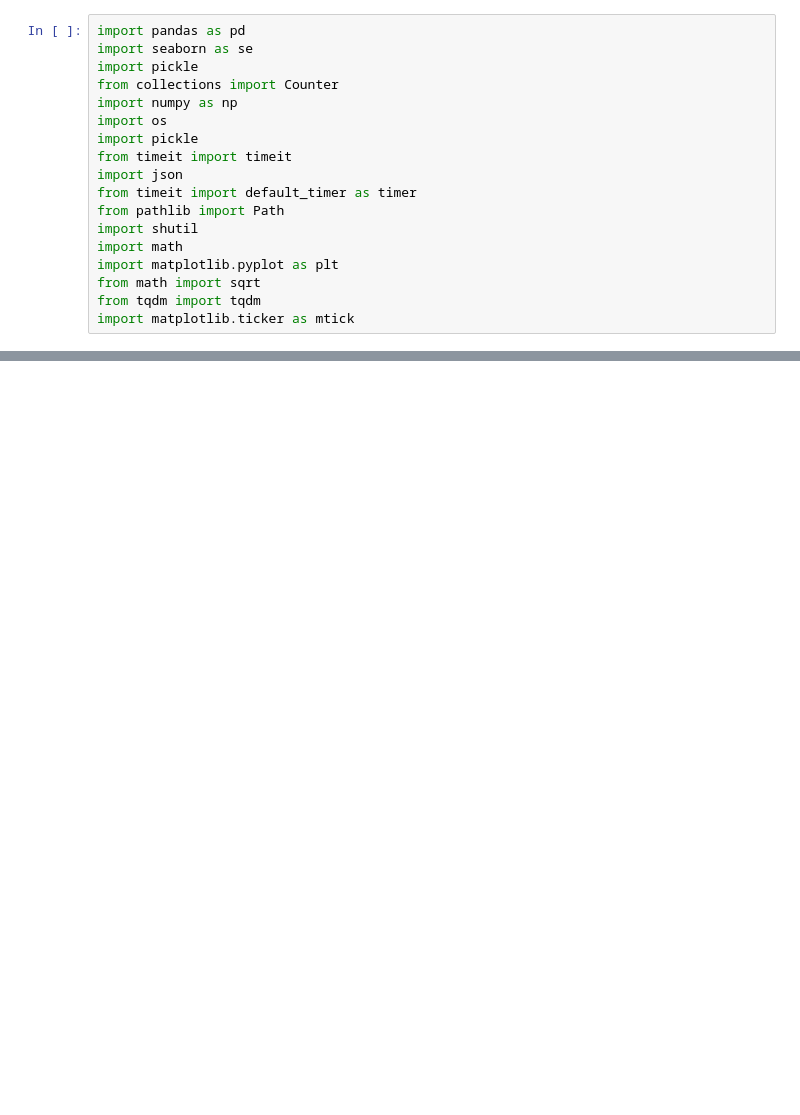
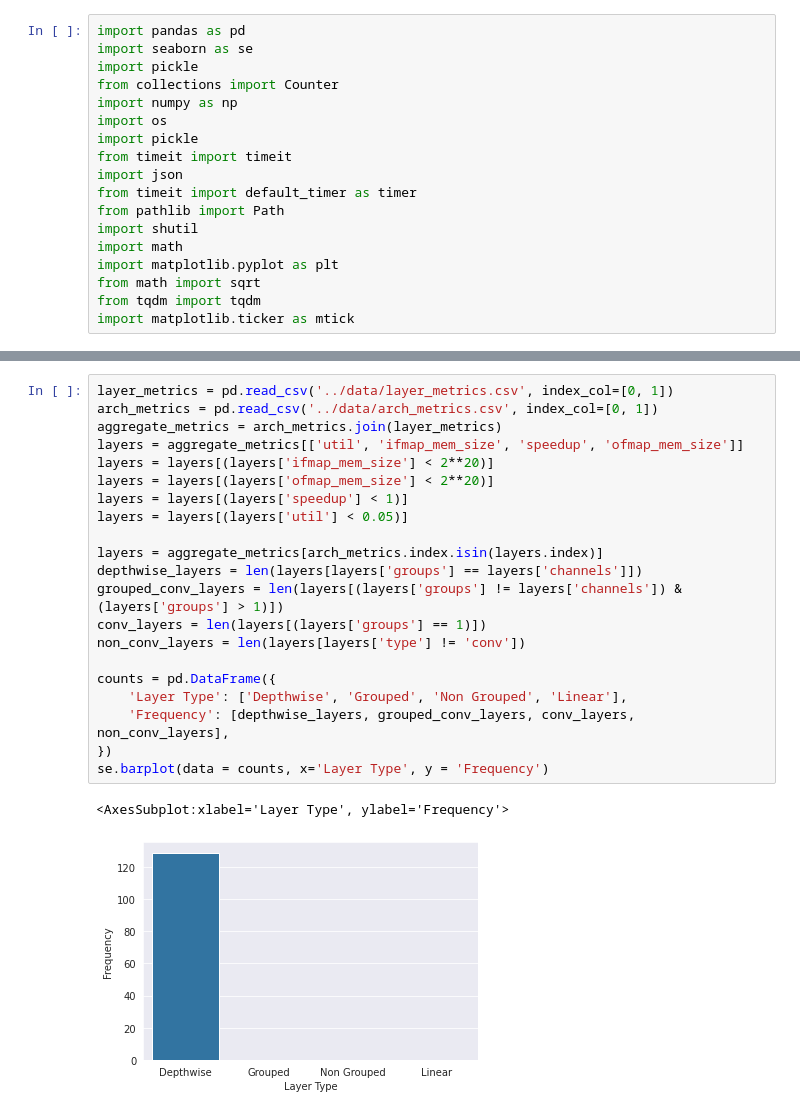
Before and after one commit to asultan123/hero-sim, a Jupyter notebook: scripts/playground.ipynb, the cells around one changed output, grey strips where cells are left out. Cells and saved outputs as stored; diff of their text form; blank space fills up the shorter version.

```diff
--- a/scripts/playground.ipynb
+++ b/scripts/playground.ipynb
@@ -125 +272,25 @@ with open("../data/model_unique_layers_tracker.pickle", "rb") as file:
+# %%
+layer_metrics = pd.read_csv('../data/layer_metrics.csv', index_col=[0, 1])
+arch_metrics = pd.read_csv('../data/arch_metrics.csv', index_col=[0, 1])
+aggregate_metrics = arch_metrics.join(layer_metrics)
+layers = aggregate_metrics[['util', 'ifmap_mem_size', 'speedup', 'ofmap_mem_size']]
+layers = layers[(layers['ifmap_mem_size'] < 2**20)]
+layers = layers[(layers['ofmap_mem_size'] < 2**20)]
+layers = layers[(layers['speedup'] < 1)]
+layers = layers[(layers['util'] < 0.05)]
+
+layers = aggregate_metrics[arch_metrics.index.isin(layers.index)]
+depthwise_layers = len(layers[layers['groups'] == layers['channels']])
+grouped_conv_layers = len(layers[(layers['groups'] != layers['channels']) & (layers['groups'] > 1)])
+conv_layers = len(layers[(layers['groups'] == 1)])
+non_conv_layers = len(layers[layers['type'] != 'conv'])
+
+counts = pd.DataFrame({
+    'Layer Type': ['Depthwise', 'Grouped', 'Non Grouped', 'Linear'],
+    'Frequency': [depthwise_layers, grouped_conv_layers, conv_layers, non_conv_layers],
+})
+se.barplot(data = counts, x='Layer Type', y = 'Frequency')
+# %% [output]
+<AxesSubplot:xlabel='Layer Type', ylabel='Frequency'>
+[figure, added]
 # %%
```
Also changed, not shown: parts of 26 cells of this notebook.
